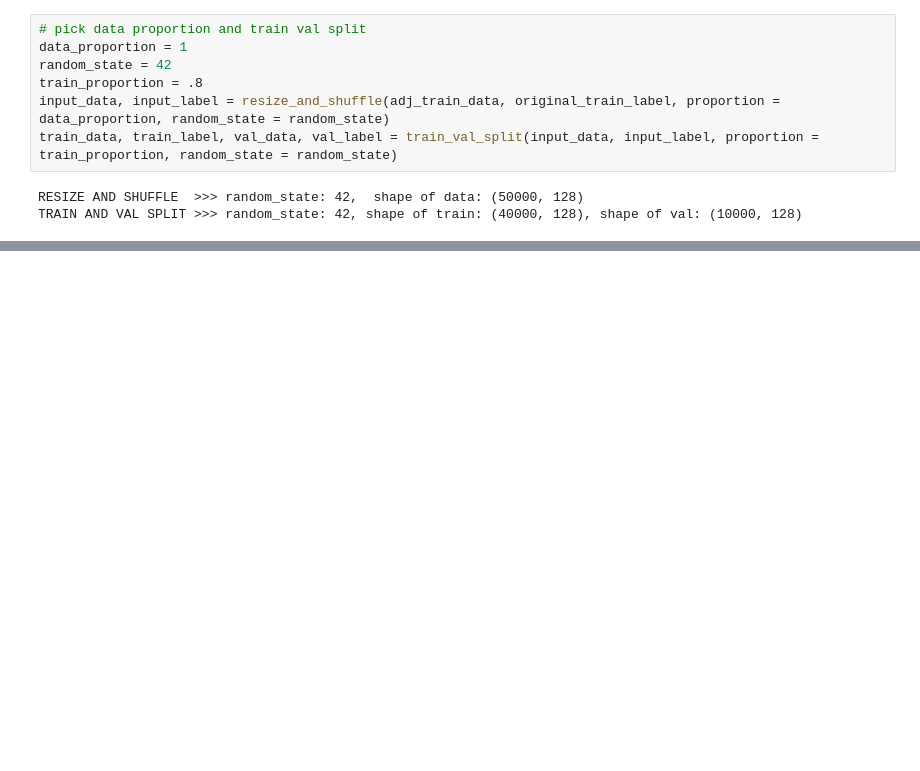
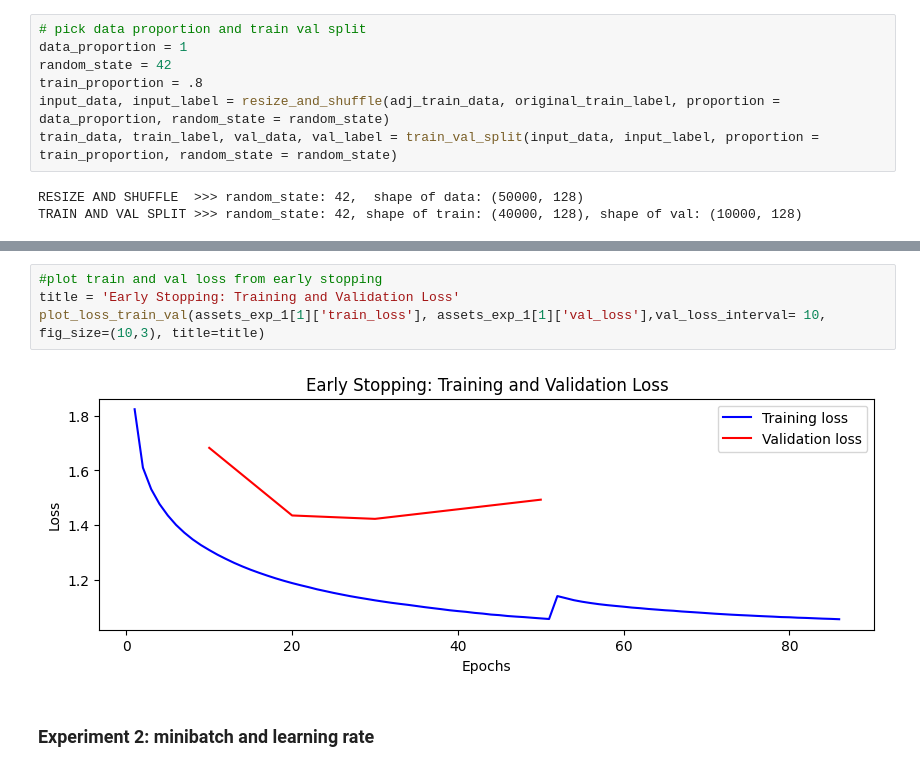
Before and after one commit to vyun8699/COMP4329-Deep-Learning-Assignment-1, a Jupyter notebook: assgmt_1_DL_master_debug.ipynb, the cells around one changed output, grey strips where cells are left out. Cells and saved outputs as stored; diff of their text form; blank space fills up the shorter version.

```diff
--- a/assgmt_1_DL_master_debug.ipynb
+++ b/assgmt_1_DL_master_debug.ipynb
@@ -1287,0 +1088,8 @@ print(filtered_df[col_list])
+# %%
+#plot train and val loss from early stopping
+title = 'Early Stopping: Training and Validation Loss'
+plot_loss_train_val(assets_exp_1[1]['train_loss'], assets_exp_1[1]['val_loss'],val_loss_interval= 10, fig_size=(10,3), title=title)
+# %% [output]
+[figure, added]
+# %% [markdown]
+### Experiment 2: minibatch and learning rate
```
Also changed, not shown: parts of 34 cells of this notebook.
